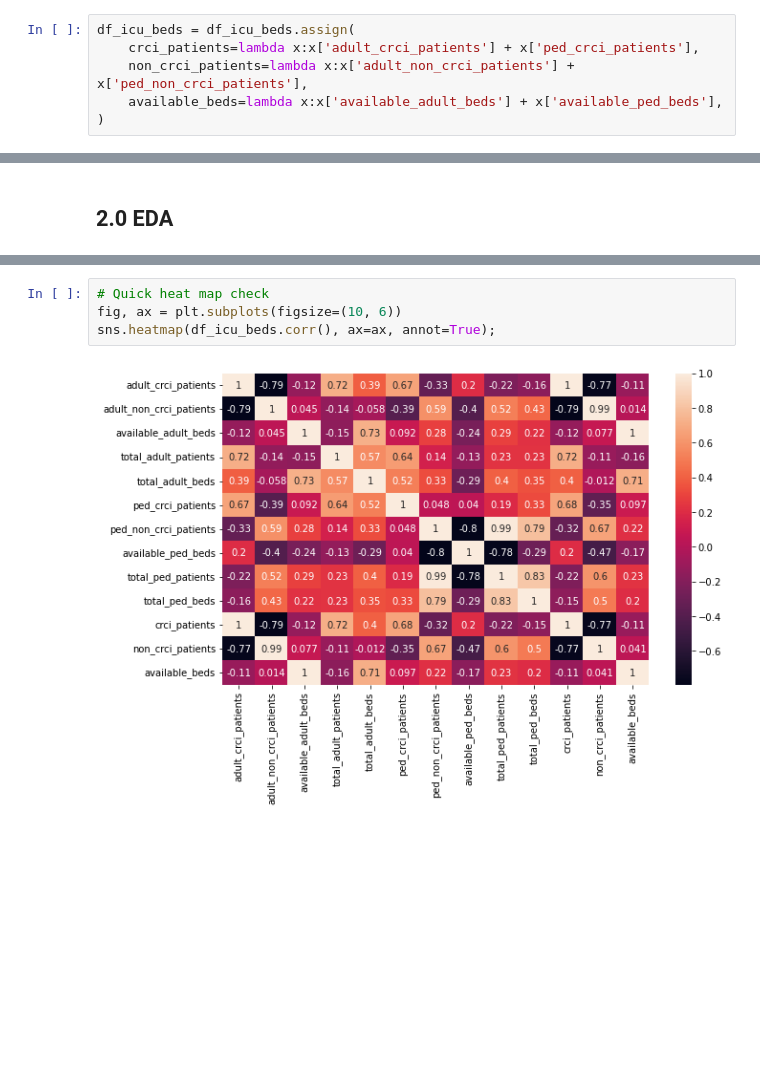
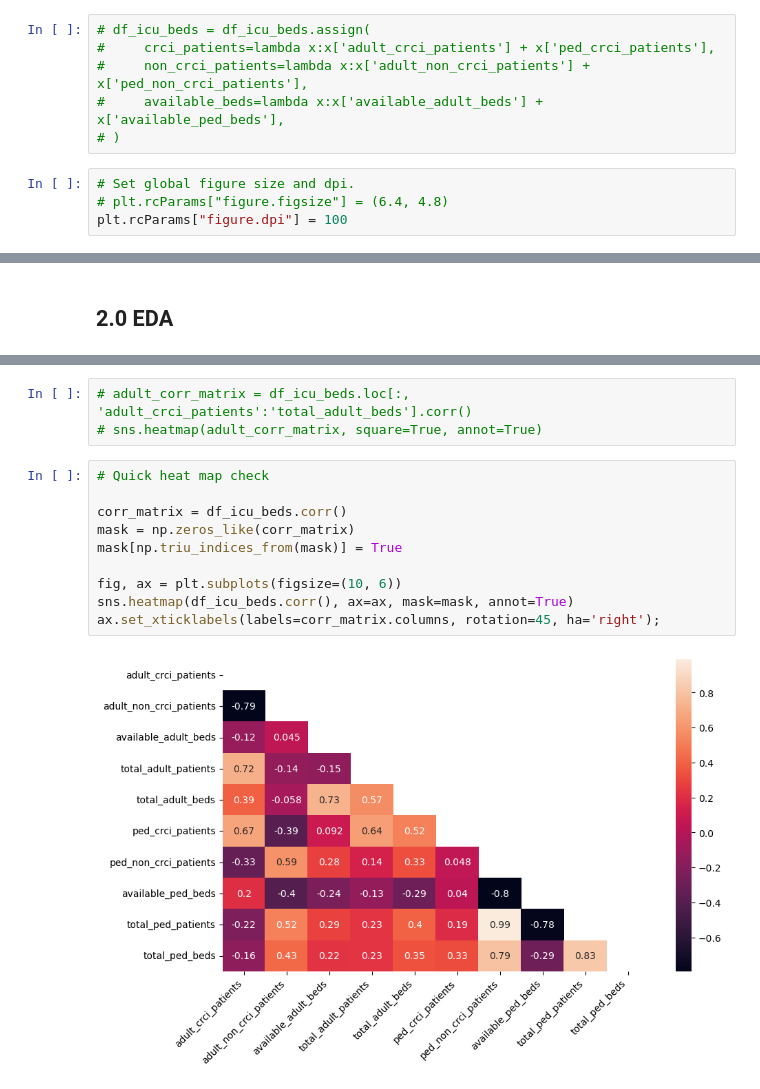
Before and after one commit to skullfort/covid-19-icu, a Jupyter notebook: Analysis/icu_beds_python_analysis.ipynb, the cells around one changed output, grey strips where cells are left out. Saved outputs shown, nothing was run; the diff lists cells and outputs as text; blank space fills up the shorter version.

```diff
--- a/Analysis/icu_beds_python_analysis.ipynb
+++ b/Analysis/icu_beds_python_analysis.ipynb
@@ -98,8 +100,12 @@ True True True True
 # %% [markdown]
 ### 1.3 Additional Features
 # %%
-df_icu_beds = df_icu_beds.assign(
-    crci_patients=lambda x:x['adult_crci_patients'] + x['ped_crci_patients'],
-    non_crci_patients=lambda x:x['adult_non_crci_patients'] + x['ped_non_crci_patients'],
-    available_beds=lambda x:x['available_adult_beds'] + x['available_ped_beds'],
-)
+# df_icu_beds = df_icu_beds.assign(
+#     crci_patients=lambda x:x['adult_crci_patients'] + x['ped_crci_patients'],
+#     non_crci_patients=lambda x:x['adult_non_crci_patients'] + x['ped_non_crci_patients'],
+#     available_beds=lambda x:x['available_adult_beds'] + x['available_ped_beds'],
+# )
+# %%
+# Set global figure size and dpi.
+# plt.rcParams["figure.figsize"] = (6.4, 4.8)
+plt.rcParams["figure.dpi"] = 100
@@ -114,7 +142,16 @@ df_icu_beds[['adult_crci_patients', 'ped_crci_patients']].plot(ax=ax)
+# %%
+# adult_corr_matrix = df_icu_beds.loc[:, 'adult_crci_patients':'total_adult_beds'].corr()
+# sns.heatmap(adult_corr_matrix, square=True, annot=True)
 # %%
 # Quick heat map check
+
+corr_matrix = df_icu_beds.corr()
+mask = np.zeros_like(corr_matrix)
+mask[np.triu_indices_from(mask)] = True
+
 fig, ax = plt.subplots(figsize=(10, 6))
-sns.heatmap(df_icu_beds.corr(), ax=ax, annot=True);
+sns.heatmap(df_icu_beds.corr(), ax=ax, mask=mask, annot=True)
+ax.set_xticklabels(labels=corr_matrix.columns, rotation=45, ha='right');
 # %% [output]
-[figure, old version]
+[figure, new version]
 # %%
```
Also changed, not shown: parts of 21 cells of this notebook.
